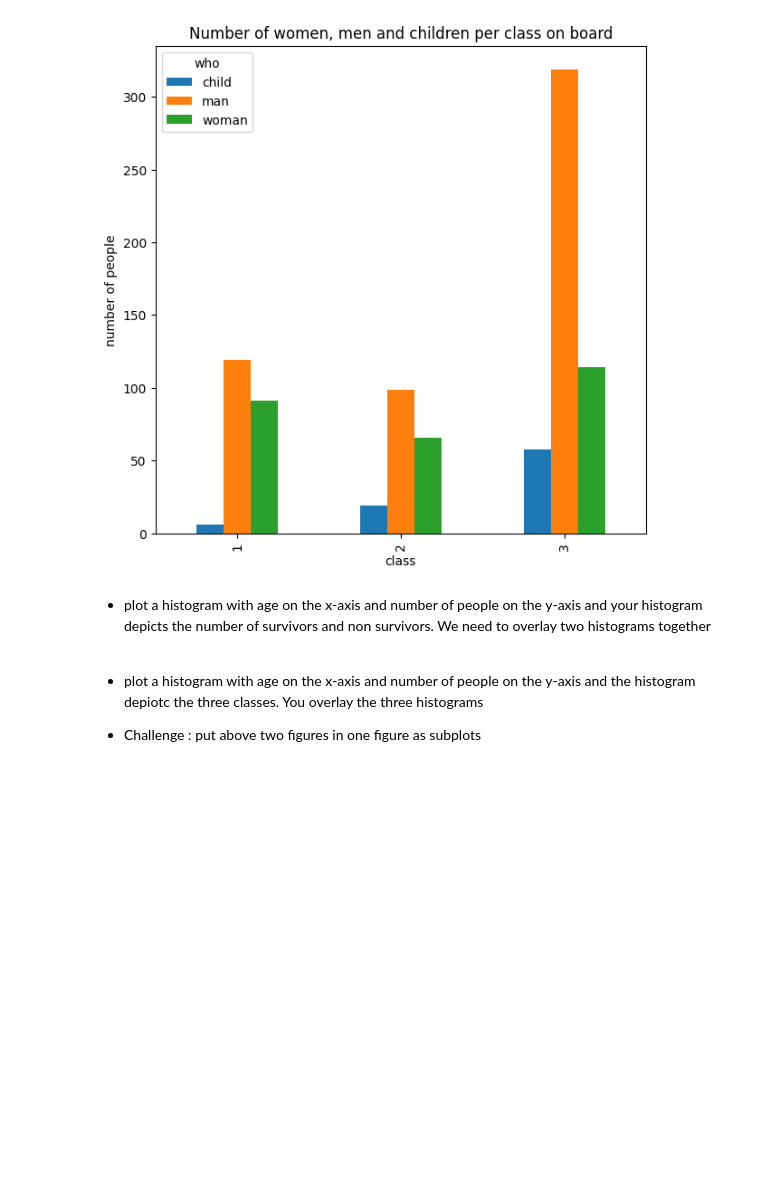
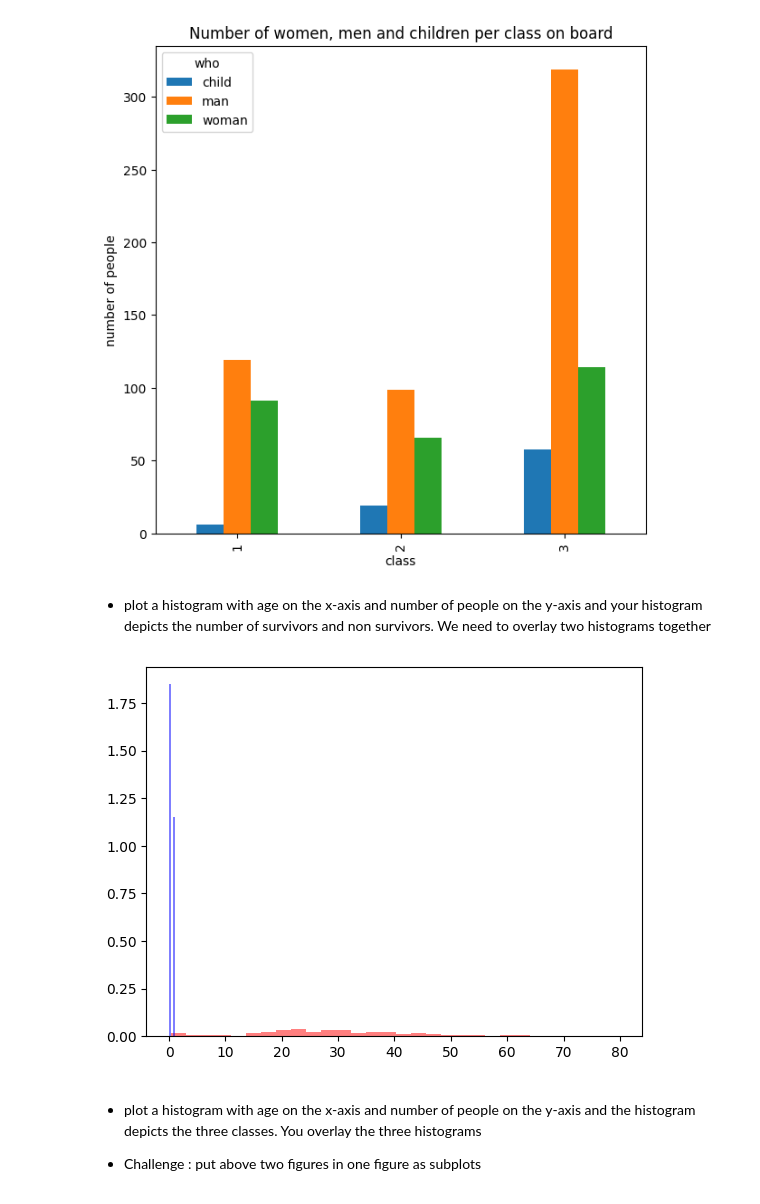
Before and after one commit to Sebastian42-5/python-2, a Jupyter notebook: week2/titanic-part2.ipynb, the cells around one changed output. Drawn from its saved outputs; the diff is of its cells as text; code cells hidden in the pictures; blank space fills up the shorter version.

```diff
--- a/week2/titanic-part2.ipynb
+++ b/week2/titanic-part2.ipynb
@@ -237,7 +238,21 @@ new_titanic_df.unstack().plot(kind = "bar", title = "Number of women, men and ch
 [figure]
 # %% [markdown]
 - plot a histogram with age on the x-axis and number of people on the y-axis and your histogram depicts the number of survivors and non survivors. We need to overlay two histograms together
+# %%
+age_df = titanic_df['age']
+survive_df = titanic_df['survived']
+
+plt.hist(age_df, label = 'age of the Titanic members', bins = 30, alpha = 0.5, color = 'red', density = True)
+
+plt.hist(survive_df, label = 'survived or not', bins = 3, alpha = 0.5, color = 'blue', density = True)
+
+
+plt.show()
+# %% [output]
+[figure, added]
 # %% [markdown]
-- plot a histogram with age on the x-axis and number of people on the y-axis and the histogram depiotc the three classes. You overlay the three histograms
+- plot a histogram with age on the x-axis and number of people on the y-axis and the histogram depicts the three classes. You overlay the three histograms
+
+
 
 - Challenge : put above two figures in one figure as subplots
```
Also changed, not shown: parts of 4 cells of this notebook, 5 other files.
